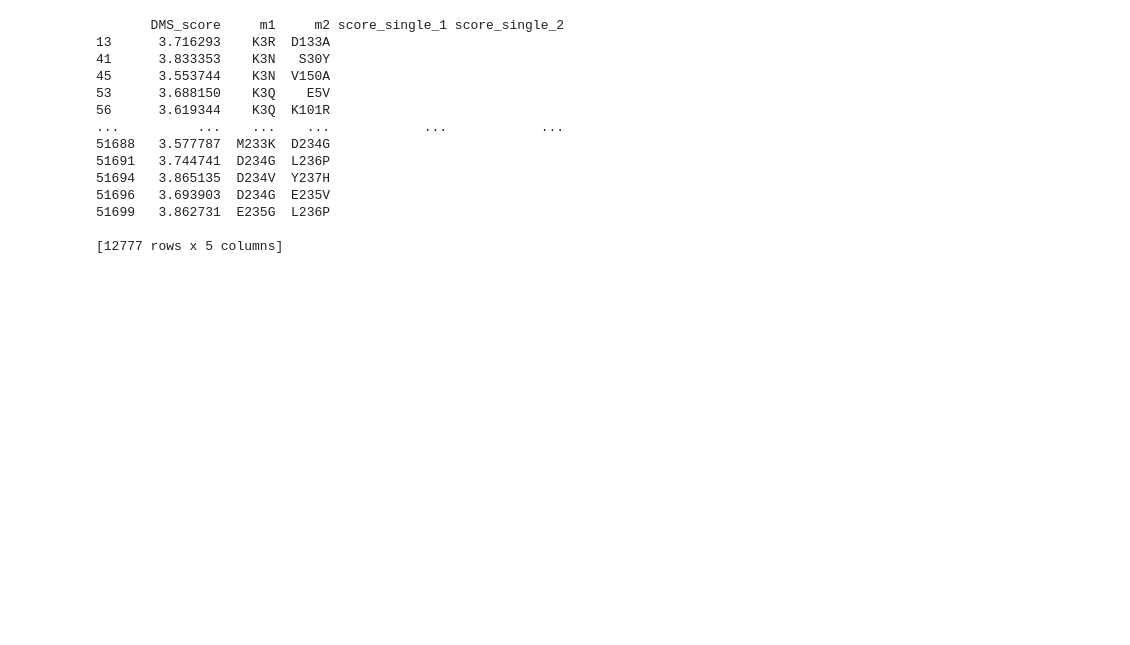
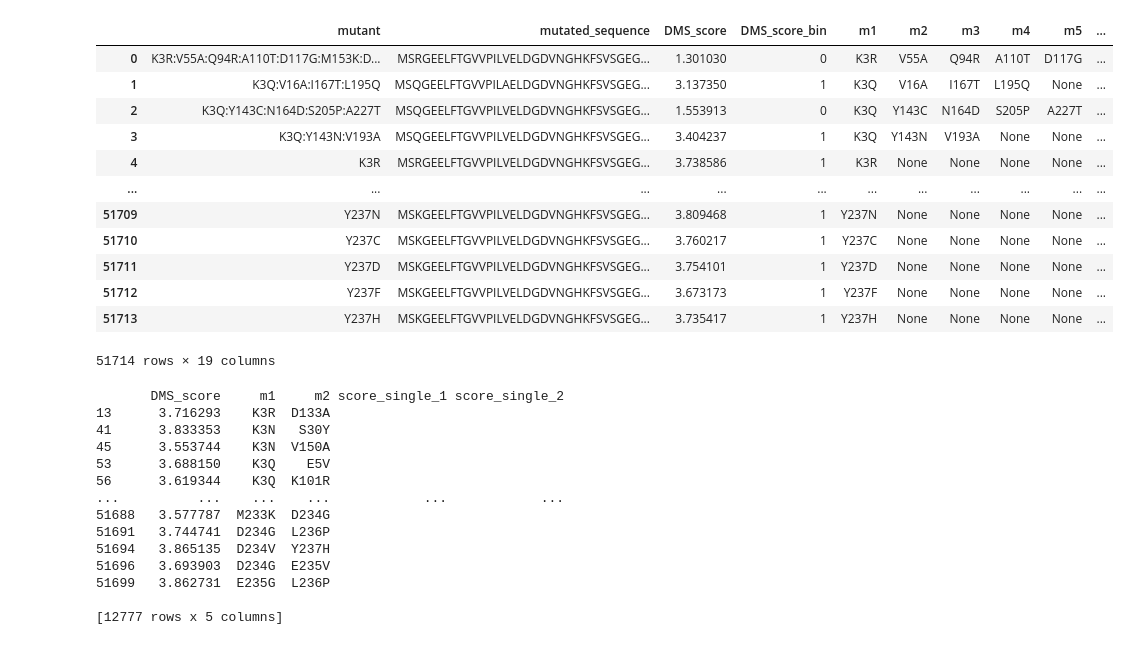
Before and after one commit to datascience-mobi-2023/topic02_team03, a Jupyter notebook: Epistasis Analysis/Structure_Analysis/AS_residues_in_out_testing_python.ipynb, the cells around one changed output. Cells and saved outputs as stored; diff of their text form; code cells hidden in the pictures; blank space fills up the shorter version.

```diff
--- a/Epistasis Analysis/Structure_Analysis/AS_residues_in_out_testing_python.ipynb
+++ b/Epistasis Analysis/Structure_Analysis/AS_residues_in_out_testing_python.ipynb
@@ -6,9 +8,24 @@ df = pd.read_csv('/Users/tianxinangelama/Documents/Studium/4. FS/DMS/DMS_data/GF
 # %%
 # split into multiple columns, 1 column for every mutation
 # copy df
 df_ind_col = df.copy()
 
 # split
+split_m1_to_m15(df_ind_col)
+# %% [output]
+|  | mutant | mutated_sequence | DMS_score | DMS_score_bin | m1 | m2 | m3 | m4 | m5 | ... |
+| 0 | K3R:V55A:Q94R:A110T:D117G:M153K:D... | MSRGEELFTGVVPILVELDGDVNGHKFSVSGEG... | 1.301030 | 0 | K3R | V55A | Q94R | A110T | D117G | ... |
+| 1 | K3Q:V16A:I167T:L195Q | MSQGEELFTGVVPILAELDGDVNGHKFSVSGEG... | 3.137350 | 1 | K3Q | V16A | I167T | L195Q | None | ... |
+| 2 | K3Q:Y143C:N164D:S205P:A227T | MSQGEELFTGVVPILVELDGDVNGHKFSVSGEG... | 1.553913 | 0 | K3Q | Y143C | N164D | S205P | A227T | ... |
+| 3 | K3Q:Y143N:V193A | MSQGEELFTGVVPILVELDGDVNGHKFSVSGEG... | 3.404237 | 1 | K3Q | Y143N | V193A | None | None | ... |
+| 4 | K3R | MSRGEELFTGVVPILVELDGDVNGHKFSVSGEG... | 3.738586 | 1 | K3R | None | None | None | None | ... |
+| ... | ... | ... | ... | ... | ... | ... | ... | ... | ... | ... |
+| 51709 | Y237N | MSKGEELFTGVVPILVELDGDVNGHKFSVSGEG... | 3.809468 | 1 | Y237N | None | None | None | None | ... |
+| 51710 | Y237C | MSKGEELFTGVVPILVELDGDVNGHKFSVSGEG... | 3.760217 | 1 | Y237C | None | None | None | None | ... |
+| 51711 | Y237D | MSKGEELFTGVVPILVELDGDVNGHKFSVSGEG... | 3.754101 | 1 | Y237D | None | None | None | None | ... |
+| 51712 | Y237F | MSKGEELFTGVVPILVELDGDVNGHKFSVSGEG... | 3.673173 | 1 | Y237F | None | None | None | None | ... |
+| 51713 | Y237H | MSKGEELFTGVVPILVELDGDVNGHKFSVSGEG... | 3.735417 | 1 | Y237H | None | None | None | None | ... |
+51714 rows × 19 columns
 # %%
 # split into multiple columns, 1 column for every mutation
 # copy df
```
Also changed, not shown: parts of 1 cell of this notebook, 1 other file.
